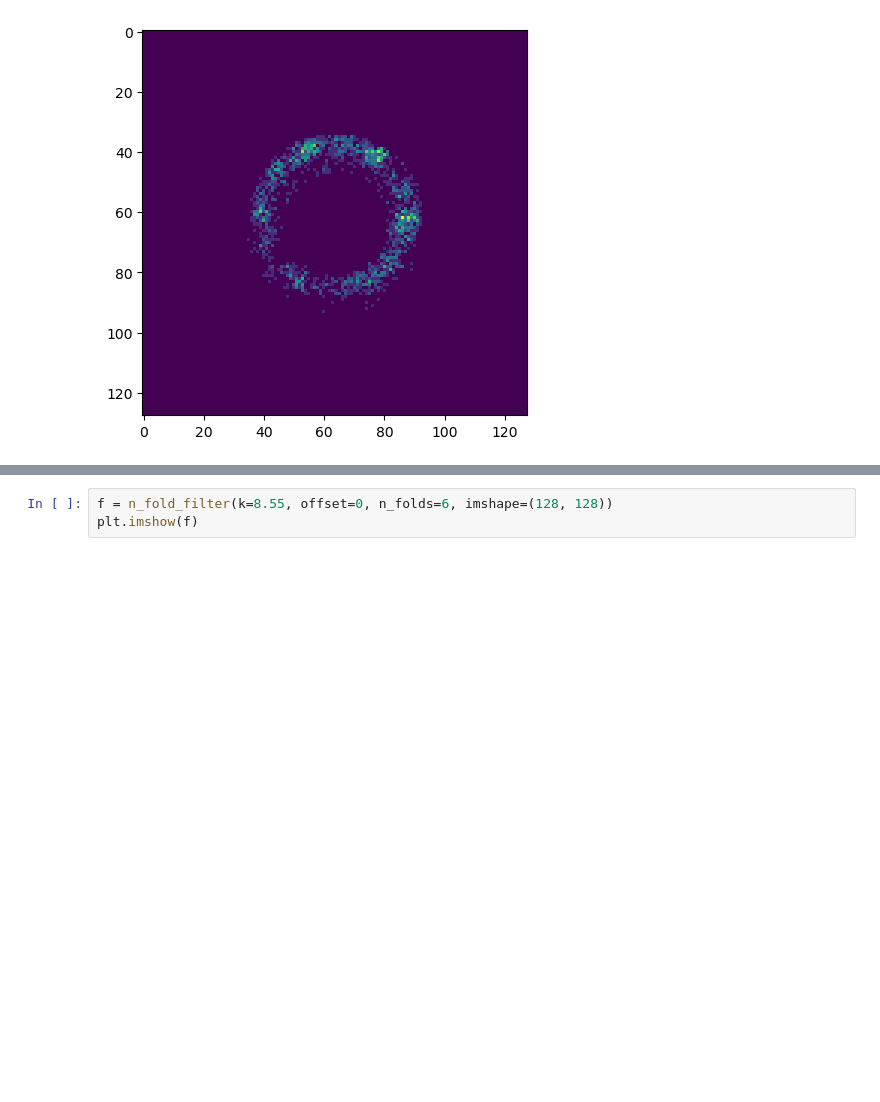
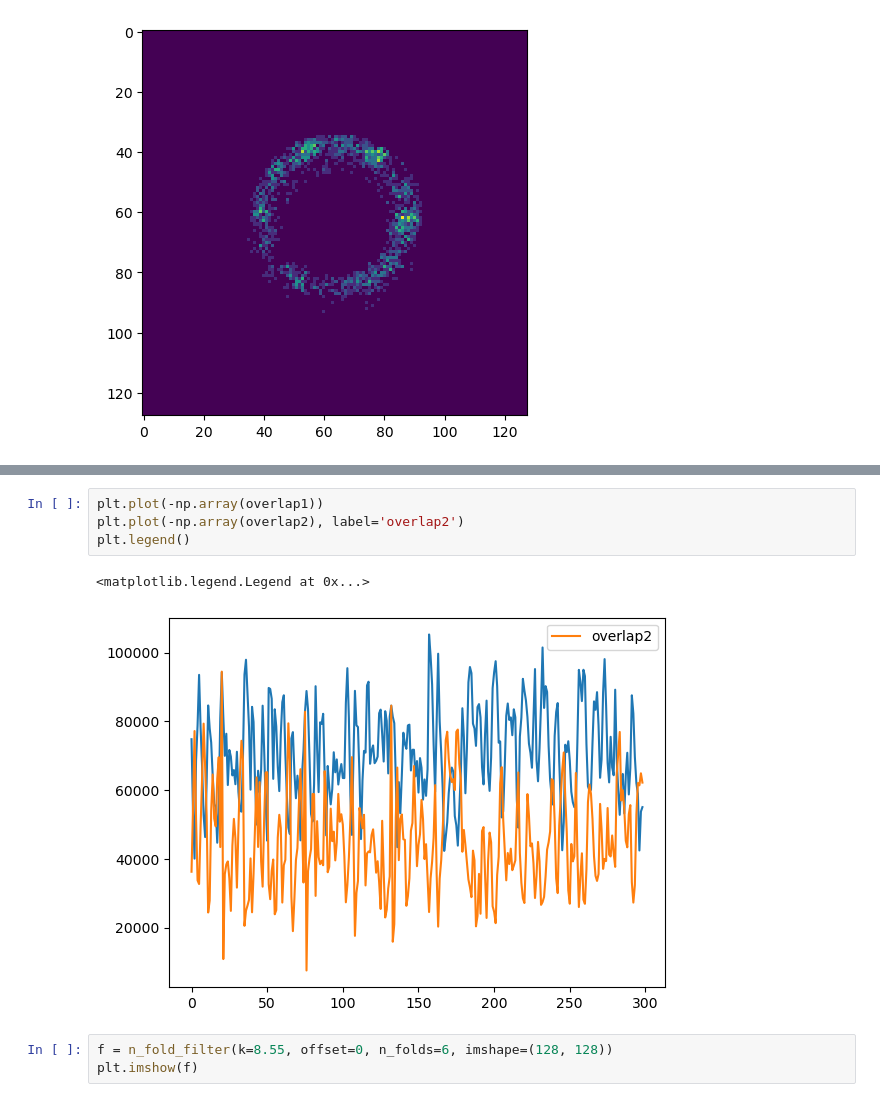
Before and after one commit to cadenmyers13/saf, a Jupyter notebook: notebooks/SkL_analysis/Find SkL Orientation.ipynb, the cells around one changed output, grey strips where cells are left out. Drawn from its saved outputs; the diff is of its cells as text; blank space fills up the shorter version.

```diff
--- a/notebooks/SkL_analysis/Find SkL Orientation.ipynb
+++ b/notebooks/SkL_analysis/Find SkL Orientation.ipynb
@@ -93,3 +111,10 @@ offset1blur, offset2blur = get_orientation(numors, blur=True)
+# %%
+plt.plot(-np.array(overlap1))
+plt.plot(-np.array(overlap2), label='overlap2')
+plt.legend()
+# %% [output]
+<matplotlib.legend.Legend at 0x...>
+[figure, added]
 # %%
 f = n_fold_filter(k=8.55, offset=0, n_folds=6, imshape=(128, 128))
 plt.imshow(f)
```
Also changed, not shown: parts of 2 cells of this notebook, 1 other file.
